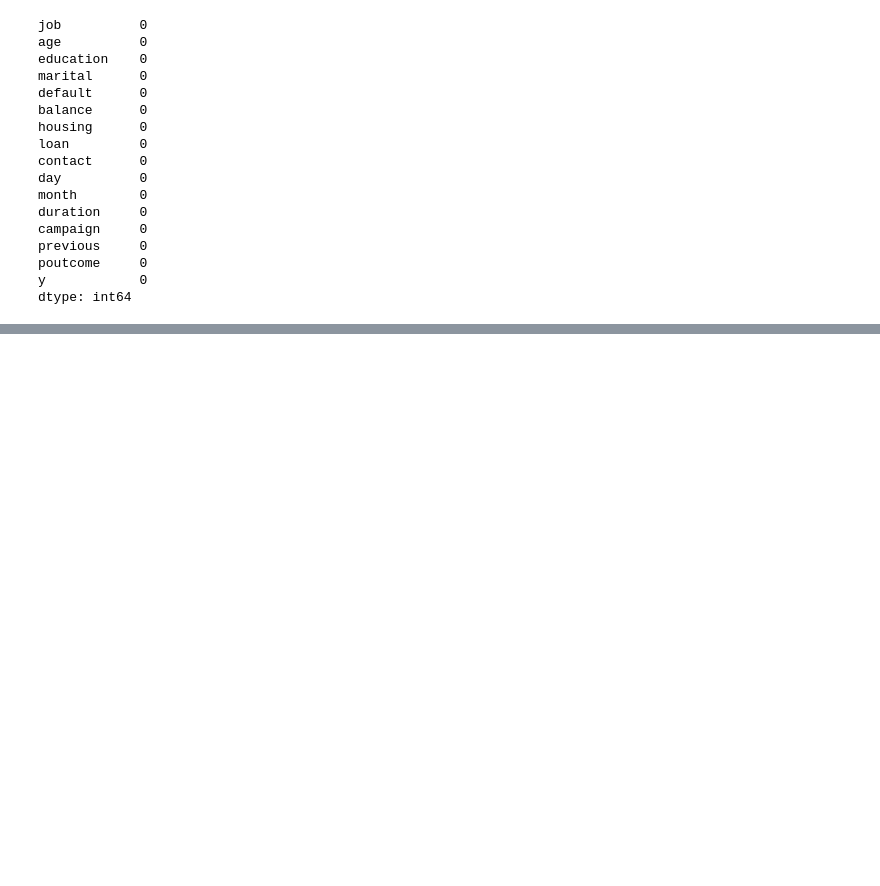
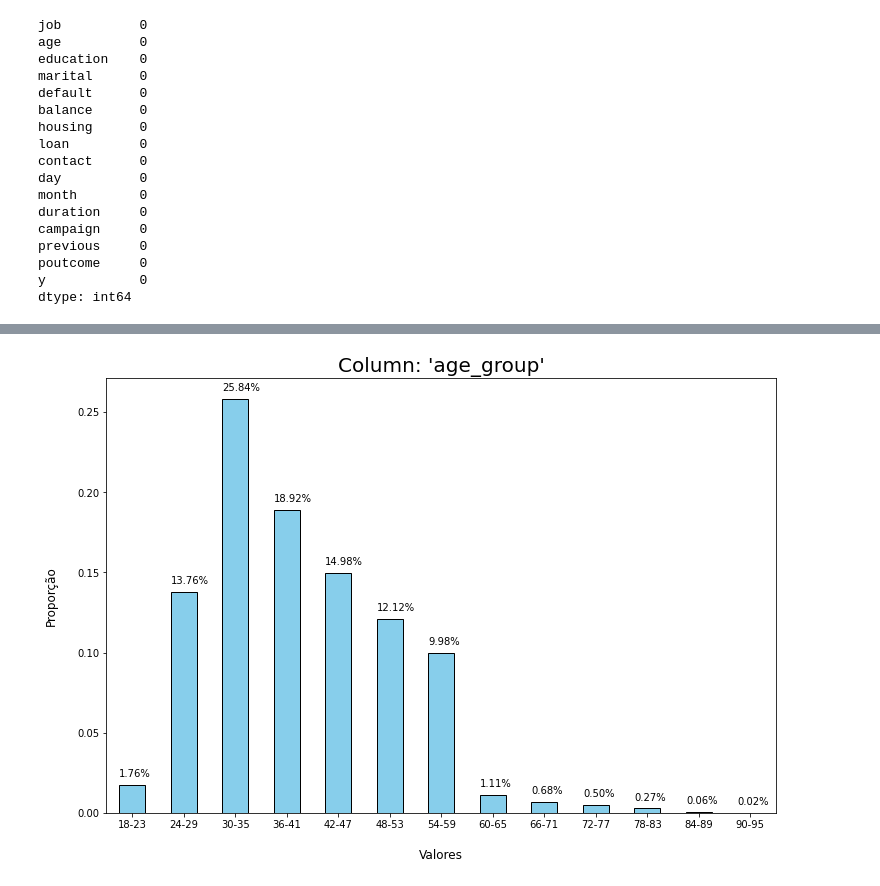
Before and after one commit to raulrosapacheco/Campanhas-Telemarketing-Financeiras, a Jupyter notebook: MarketingFinanceira.ipynb, the cells around one changed output, grey strips where cells are left out. Saved outputs shown, nothing was run; the diff lists cells and outputs as text; code cells hidden in the pictures; blank space fills up the shorter version.

```diff
--- a/MarketingFinanceira.ipynb
+++ b/MarketingFinanceira.ipynb
@@ -301,0 +316,11 @@ dtype: int64
+# %%
+# Criar uma lista de intervalos para cada faixa etária
+faixas_etarias = [18, 24, 30, 36, 42, 48, 54, 60, 66, 72, 78, 84, 90, 95]
+
+# Criar uma lista de rótulos para cada intervalo
+nomes_faixas_etarias = ['18-23', '24-29', '30-35', '36-41', '42-47', '48-53', '54-59', '60-65', '66-71', '72-77', '78-83', '84-89', '90-95']
+
+# Adicionar uma nova coluna com a faixa etária
+df['age_group'] = pd.cut(df['age'], bins=faixas_etarias, labels=nomes_faixas_etarias)
+
+df.head()
@@ -301,0 +334,22 @@ dtype: int64
+# %%
+# Proporção da Variável 'age_group'
+proporcao = df['age_group'].value_counts(normalize=True)
+
+proporcao = proporcao.reindex(nomes_faixas_etarias)
+
+ax = proporcao.plot(kind='bar', color='skyblue', edgecolor='black', figsize=(12,8))
+
+ax.set_title("Column: 'age_group'", fontsize=20)
+ax.set_xlabel('\nValores', fontsize=12)
+ax.set_ylabel('Proporção\n', fontsize=12)
+
+
+# Adicionar proporção acima de cada barra
+for i, v in enumerate(proporcao):
+    ax.text(i-0.25, v+0.005, '{:.2%}'.format(v), fontsize=10)
+
+plt.xticks(rotation=0)
+
+plt.show()
+# %% [output]
+[figure, added]
```
Also changed, not shown: parts of 31 cells of this notebook.
